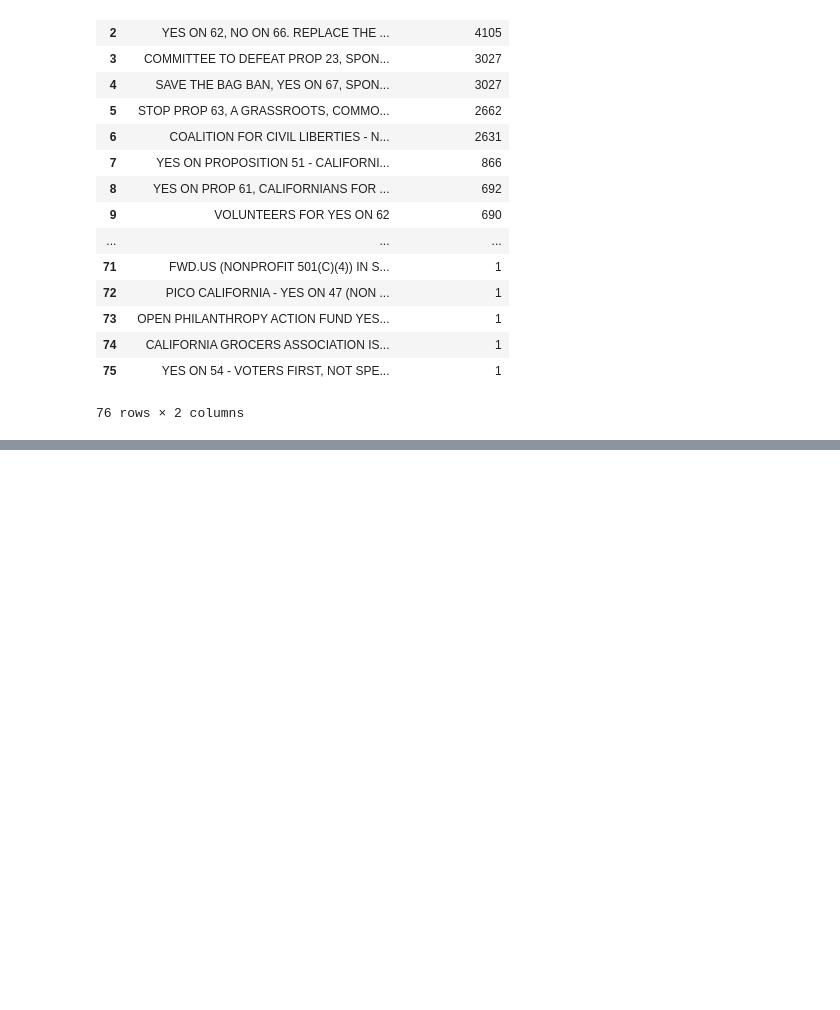
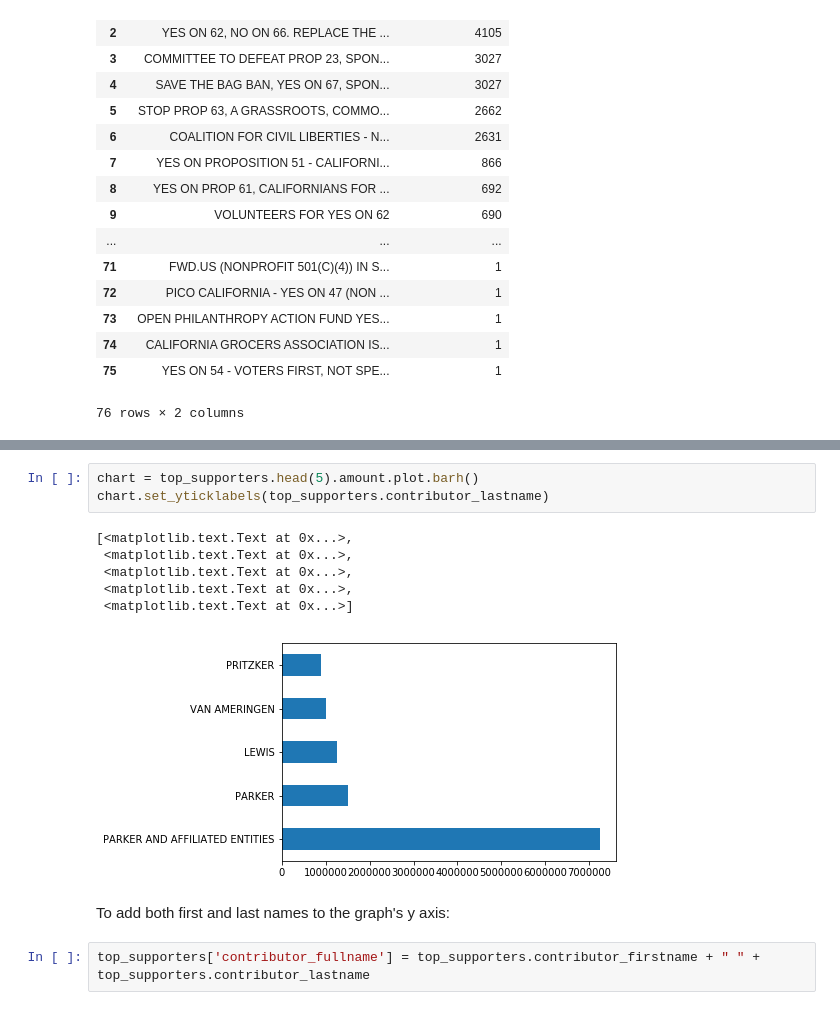
Before and after one commit to kschwabable/first-python-notebook, a Jupyter notebook: Python Notebook for Online Class.ipynb, the cells around one changed output, grey strips where cells are left out. Drawn from its saved outputs; the diff is of its cells as text; blank space fills up the shorter version.

Commit message:
the last push

```diff
--- a/Python Notebook for Online Class.ipynb
+++ b/Python Notebook for Online Class.ipynb
@@ -792,0 +838,14 @@ num_of_contribs.reset_index()
+# %%
+chart = top_supporters.head(5).amount.plot.barh()
+chart.set_yticklabels(top_supporters.contributor_lastname)
+# %% [output]
+[<matplotlib.text.Text at 0x...>,
+ <matplotlib.text.Text at 0x...>,
+ <matplotlib.text.Text at 0x...>,
+ <matplotlib.text.Text at 0x...>,
+ <matplotlib.text.Text at 0x...>]
+[figure, added]
+# %% [markdown]
+To add both first and last names to the graph's y axis:
+# %%
+top_supporters['contributor_fullname'] = top_supporters.contributor_firstname + " " + top_supporters.contributor_lastname
```
Also changed, not shown: parts of 22 cells of this notebook.
